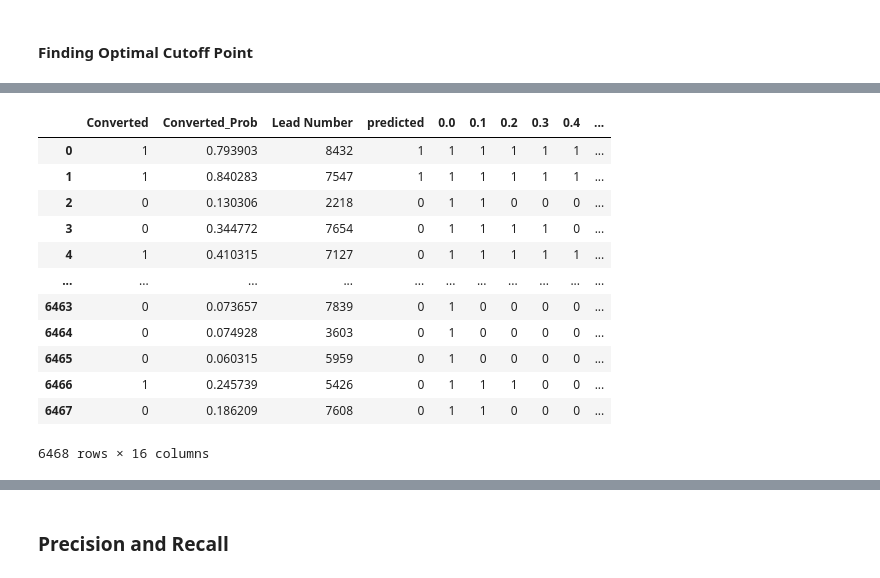
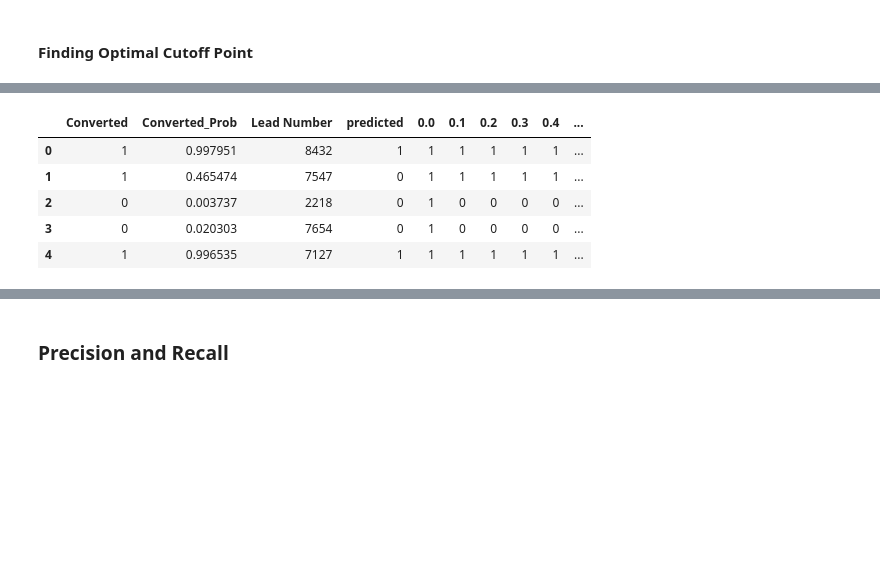
Before and after one commit to abhandari1985/AI_GitRepo, a Jupyter notebook: ML_LinearRegression_LeadScoringCaseStudy/EducationCompanyLeadScore_CaseStudy.ipynb, the cells around one changed output, grey strips where cells are left out. Drawn from its saved outputs; the diff is of its cells as text; code cells hidden in the pictures; blank space fills up the shorter version.

```diff
--- a/ML_LinearRegression_LeadScoringCaseStudy/EducationCompanyLeadScore_CaseStudy.ipynb
+++ b/ML_LinearRegression_LeadScoringCaseStudy/EducationCompanyLeadScore_CaseStudy.ipynb
@@ -1884,0 +2145,6 @@ print(metrics.accuracy_score(y_train_pred_final.Converted, y_train_pred_final.pr
+# %%
+y_train_pred_final['Converted_Prob'] = y_train_pred
+# %%
+# Creating new column 'predicted' with 1 if Converted_Prob > 0.5 else 0
+y_train_pred_final['predicted'] = y_train_pred_final.Converted_Prob.map(lambda x: 1 if x > 0.5 else 0)
+y_train_pred_final.head()
@@ -1884,0 +2194,20 @@ print(metrics.accuracy_score(y_train_pred_final.Converted, y_train_pred_final.pr
+# %%
+import pandas as pd
+pd.set_option('display.max_colwidth',None)
+pd.set_option('display.max_rows', None)
+pd.set_option('display.max_columns', None)
+
+# Get feature ranking
+feature_ranking = rfe.ranking_
+
+# Get feature names
+feature_names = X_train.columns
+
+# Convert feature names and their rankings to a DataFrame
+df = pd.DataFrame({'Features': feature_names, 'Ranking': feature_ranking})
+
+# Sort the DataFrame by ranking in ascending order (most important features first)
+df_sorted = df.sort_values(by='Ranking', ascending=True)
+
+# Print the sorted DataFrame
+print(df_sorted)
@@ -2003,5 +2352,5 @@ plt.show()
 # %%
-y_train_pred_final['final_predicted'] = y_train_pred_final.Converted_Prob.map( lambda x: 1 if x > 0.375 else 0)
+y_train_pred_final['final_predicted'] = y_train_pred_final.Converted_Prob.map( lambda x: 1 if x > 0.285 else 0)
 
 y_train_pred_final.head()
 # %% [output]
@@ -2055,17 +2404,10 @@ print (TN / float(TN+ FN))
 # %%
 y_train_pred_final['Score'] = y_train_pred_final.Converted_Prob.map(lambda x: round(x*100))
-y_train_pred_final
+y_train_pred_final.head()
 # %% [output]
 |  | Converted | Converted_Prob | Lead Number | predicted | 0.0 | 0.1 | 0.2 | 0.3 | 0.4 | ... |
-| 0 | 1 | 0.793903 | 8432 | 1 | 1 | 1 | 1 | 1 | 1 | ... |
-| 1 | 1 | 0.840283 | 7547 | 1 | 1 | 1 | 1 | 1 | 1 | ... |
-| 2 | 0 | 0.130306 | 2218 | 0 | 1 | 1 | 0 | 0 | 0 | ... |
-| 3 | 0 | 0.344772 | 7654 | 0 | 1 | 1 | 1 | 1 | 0 | ... |
-| 4 | 1 | 0.410315 | 7127 | 0 | 1 | 1 | 1 | 1 | 1 | ... |
-| ... | ... | ... | ... | ... | ... | ... | ... | ... | ... | ... |
-| 6463 | 0 | 0.073657 | 7839 | 0 | 1 | 0 | 0 | 0 | 0 | ... |
-| 6464 | 0 | 0.074928 | 3603 | 0 | 1 | 0 | 0 | 0 | 0 | ... |
-| 6465 | 0 | 0.060315 | 5959 | 0 | 1 | 0 | 0 | 0 | 0 | ... |
-| 6466 | 1 | 0.245739 | 5426 | 0 | 1 | 1 | 1 | 0 | 0 | ... |
-| 6467 | 0 | 0.186209 | 7608 | 0 | 1 | 1 | 0 | 0 | 0 | ... |
+| 0 | 1 | 0.997951 | 8432 | 1 | 1 | 1 | 1 | 1 | 1 | ... |
+| 1 | 1 | 0.465474 | 7547 | 0 | 1 | 1 | 1 | 1 | 1 | ... |
+| 2 | 0 | 0.003737 | 2218 | 0 | 1 | 0 | 0 | 0 | 0 | ... |
+| 3 | 0 | 0.020303 | 7654 | 0 | 1 | 0 | 0 | 0 | 0 | ... |
+| 4 | 1 | 0.996535 | 7127 | 1 | 1 | 1 | 1 | 1 | 1 | ... |
-6468 rows × 16 columns
```
Also changed, not shown: parts of 146 cells of this notebook, 3 other files.
